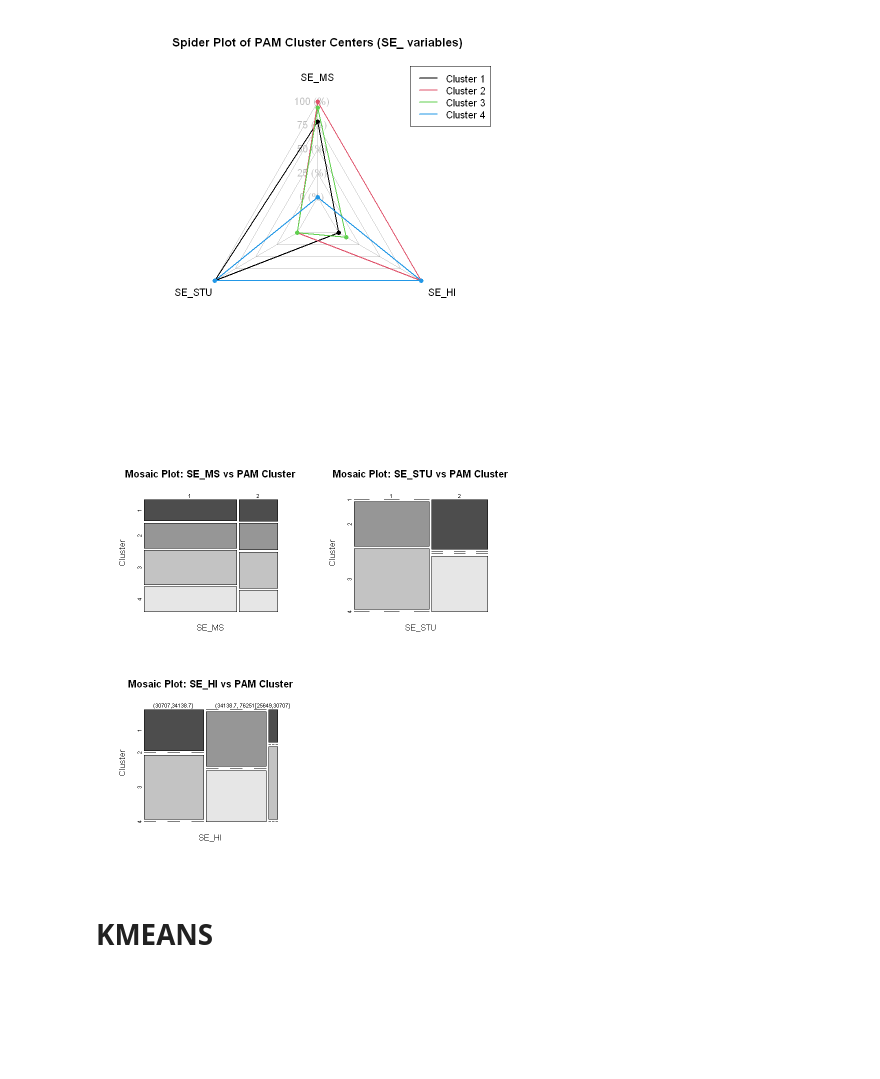
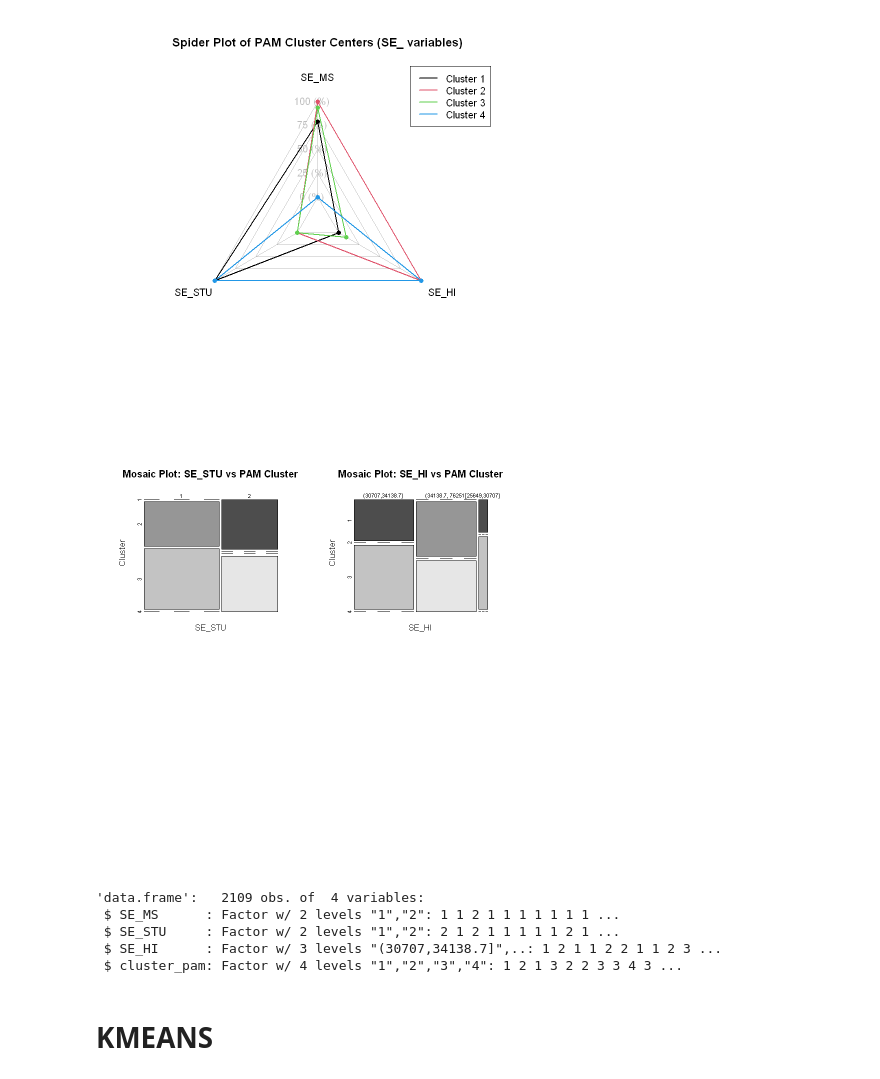
Before and after one commit to JoseLuisMaldonadoA/TFM, a Jupyter notebook: Notebooks/ClusterAnalysis.ipynb, the cells around one changed output. Cells and saved outputs as stored; diff of their text form; code cells hidden in the pictures; blank space fills up the shorter version.

Commit message:
Notebook Update
Update on MACE dates and the data exports

```diff
--- a/Notebooks/ClusterAnalysis.ipynb
+++ b/Notebooks/ClusterAnalysis.ipynb
@@ -132,20 +132,29 @@ Warning message:
 [figure]
 # %%
 par(bg = "white", mfrow = c(2, 2))
-# Mosaic plot for SE_MS vs cluster_pam
-mosaicplot(table(se_vars$SE_MS, se_vars$cluster_pam),
-           main = "Mosaic Plot: SE_MS vs PAM Cluster",
-           xlab = "SE_MS", ylab = "Cluster", color = TRUE)
+# # Mosaic plot for SE_MS vs cluster_pam
+# mosaicplot(table(se_vars$SE_MS, se_vars$cluster_pam),
+#            main = "Mosaic Plot: SE_MS vs PAM Cluster",
+#            xlab = "SE_MS", ylab = "Cluster", color = TRUE)
 # Mosaic plot for SE_STU vs cluster_pam
 mosaicplot(table(se_vars$SE_STU, se_vars$cluster_pam),
            main = "Mosaic Plot: SE_STU vs PAM Cluster",
            xlab = "SE_STU", ylab = "Cluster", color = TRUE)
 # Mosaic plot for SE_HI vs cluster_pam
 mosaicplot(table(se_vars$SE_HI, se_vars$cluster_pam),
            main = "Mosaic Plot: SE_HI vs PAM Cluster",
            xlab = "SE_HI", ylab = "Cluster", color = TRUE)
 # %% [output]
-[figure, old version]
+[figure, new version]
+# %%
+str(se_vars)
+cluster_pam <- se_vars$cluster_pam
+# %% [output]
+'data.frame':   2109 obs. of  4 variables:
+ $ SE_MS      : Factor w/ 2 levels "1","2": 1 1 2 1 1 1 1 1 1 1 ...
+ $ SE_STU     : Factor w/ 2 levels "1","2": 2 1 2 1 1 1 1 1 2 1 ...
+ $ SE_HI      : Factor w/ 3 levels "(30707,34138.7]",..: 1 2 1 1 2 2 1 1 2 3 ...
+ $ cluster_pam: Factor w/ 4 levels "1","2","3","4": 1 2 1 3 2 2 3 3 4 3 ...
 # %% [markdown]
 # KMEANS
 # %%
```
Also changed, not shown: parts of 5 cells of this notebook, 1 other file.
